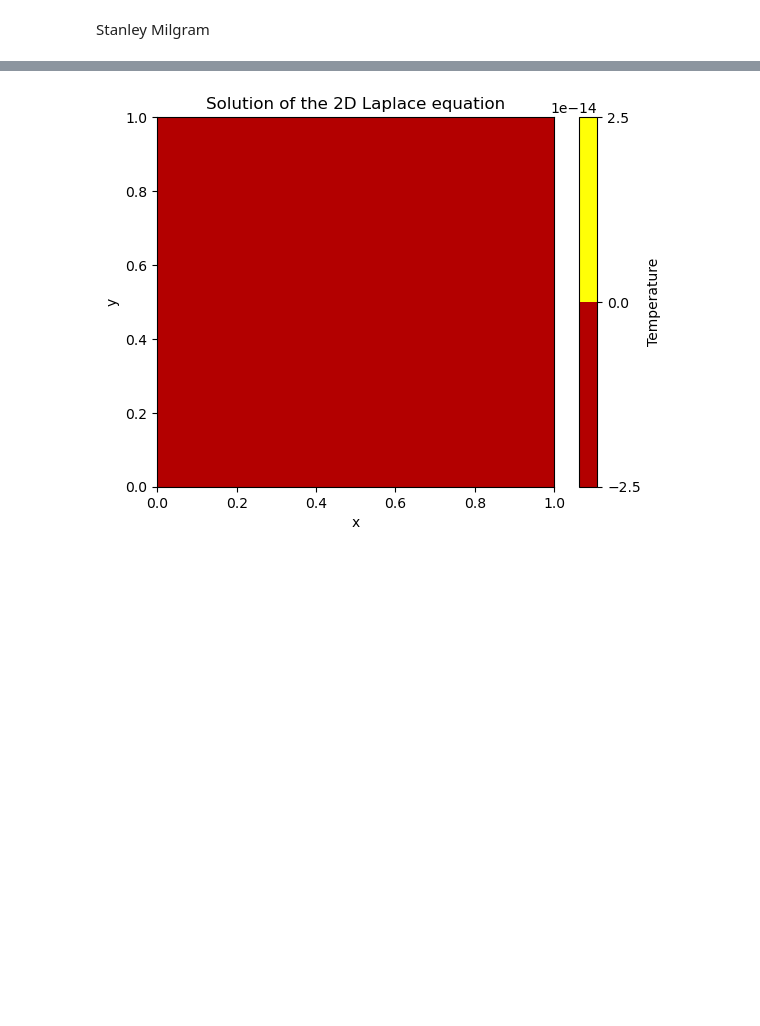
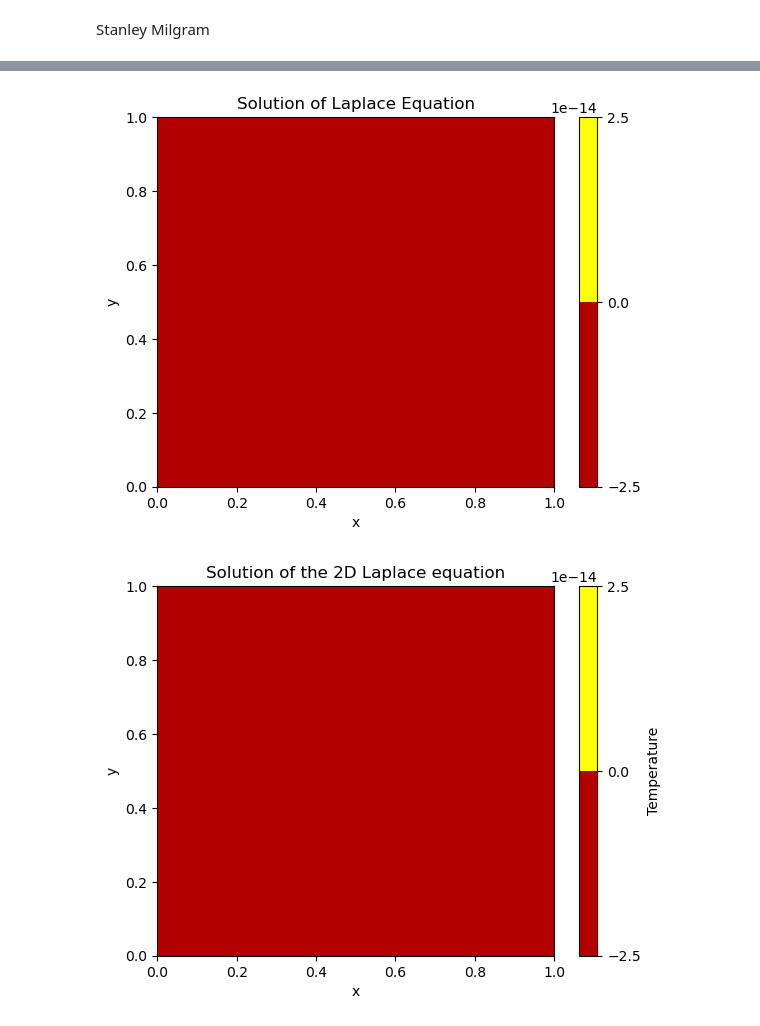
Before and after one commit to MMIV-ML/BMED365, a Jupyter notebook: Lab5-Comp-Model/bmed365-gen-ai/notebooks/test-ai.ipynb, the cells around one changed output, grey strips where cells are left out. Drawn from its saved outputs; the diff is of its cells as text; code cells hidden in the pictures; blank space fills up the shorter version.

```diff
--- a/Lab5-Comp-Model/bmed365-gen-ai/notebooks/test-ai.ipynb
+++ b/Lab5-Comp-Model/bmed365-gen-ai/notebooks/test-ai.ipynb
@@ -470,3 +566,53 @@ Explanation:
+# %%
+import numpy as np
+import matplotlib.pyplot as plt
+
+# Define the domain
+nx = 101  # Number of grid points in x
+ny = 101  # Number of grid points in y
+Lx = 1.0  # Length of the domain in x
+Ly = 1.0  # Length of the domain in y
+
+dx = Lx / (nx - 1)  # Grid spacing in x
+dy = Ly / (ny - 1)  # Grid spacing in y
+
+# Create the grid
+x = np.linspace(0, Lx, nx)
+y = np.linspace(0, Ly, ny)
+X, Y = np.meshgrid(x, y)
+
+# Initialize the solution
+phi = np.zeros((ny, nx))
+
+# Set the boundary conditions
+phi[0, :] = 0  # Bottom boundary
+phi[ny-1, :] = 0  # Top boundary
+phi[:, 0] = 0  # Left boundary
+phi[:, nx-1] = 0  # Right boundary
+
+# Solve the Laplace equation using the finite difference method
+for it in range(1000):  # Number of iterations
+    phi_old = phi.copy()
+
+    # Update the solution at inner grid points
+    phi[1:ny-1, 1:nx-1] = (phi_old[1:ny-1, 0:nx-2] + phi_old[1:ny-1, 2:nx] +
+                          phi_old[0:ny-2, 1:nx-1] + phi_old[2:ny, 1:nx-1]) / 4
+
+    # Check for convergence
+    error = np.abs(phi - phi_old).max()
+    if error < 1e-4:
+        break
+
+# Plot the solution
+fig, ax = plt.subplots()
+contour = ax.contourf(X, Y, phi, cmap='hot')
+ax.set_xlabel('x')
+ax.set_ylabel('y')
+ax.set_title('Solution of Laplace Equation')
+plt.colorbar(contour)
+plt.show()
+# %% [output]
+[figure, added]
 # %%
 import numpy as np
 import matplotlib.pyplot as plt
```
Also changed, not shown: parts of 23 cells of this notebook.
